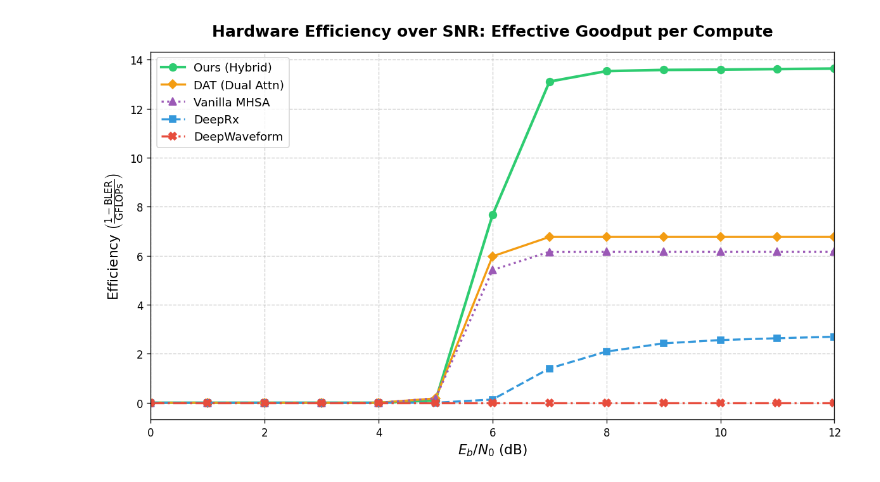
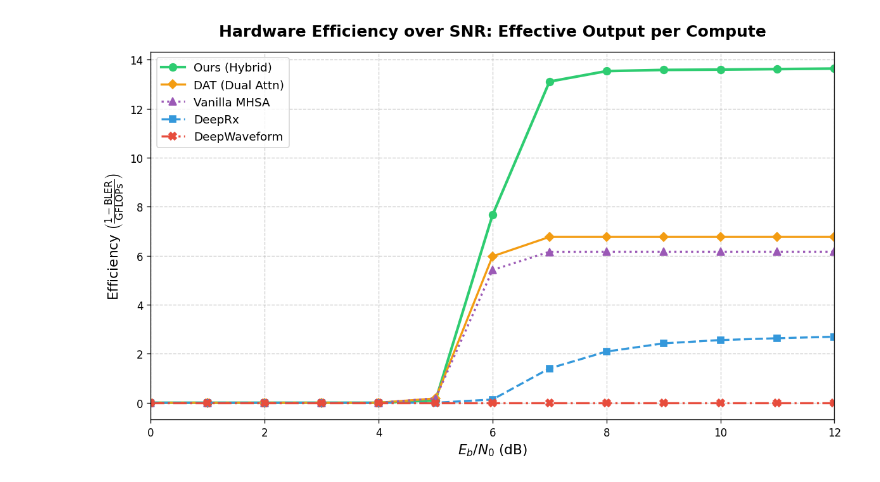
Before and after one commit to giankev/lightweight-model-for-signal-processing, a Jupyter notebook: plots/0G_Scatter_BER_per_FLOP.ipynb, the cells around one changed output. Saved outputs shown, nothing was run; the diff lists cells and outputs as text; code cells hidden in the pictures.

Commit message:
Plots

```diff
--- a/plots/0G_Scatter_BER_per_FLOP.ipynb
+++ b/plots/0G_Scatter_BER_per_FLOP.ipynb
@@ -23,32 +23,32 @@ bler_dat = np.array([1.0, 1.0, 1.0, 1.0, 1.0, 0.974, 0.117, 0.0, 0.0, 0.0, 0.0,
 bler_mhsa = np.array([1.0, 1.0, 1.0, 1.0, 1.0, 0.971, 0.1215, 0.0005, 0.0, 0.0, 0.0, 0.0, 0.0])
 bler_deeprx = np.array([1.0, 1.0, 1.0, 1.0, 1.0, 1.0, 0.955, 0.5185, 0.2825, 0.1675, 0.121, 0.0955, 0.074])
 bler_deepwaveform = np.array([1.0, 1.0, 1.0, 1.0, 1.0, 1.0, 1.0, 1.0, 1.0, 1.0, 1.0, 1.0, 1.0])
 
 # Calculate Efficiency: (1 - BLER) / GFLOPs
 eff_ours = (1 - bler_ours) / gflops['Ours']
 eff_dat = (1 - bler_dat) / gflops['DAT']
 eff_mhsa = (1 - bler_mhsa) / gflops['MHSA']
 eff_deeprx = (1 - bler_deeprx) / gflops['DeepRx']
 eff_deepwaveform = (1 - bler_deepwaveform) / gflops['DeepWaveform']
 
 plt.figure(figsize=(10, 6), dpi=120)
 
 plt.plot(ebno_db, eff_ours, label='Ours (Hybrid)', color='#2ecc71', marker='o', linestyle='-', linewidth=2.5, markersize=7)
 plt.plot(ebno_db, eff_dat, label='DAT (Dual Attn)', color='#f39c12', marker='D', linestyle='-', linewidth=2, markersize=6)
 plt.plot(ebno_db, eff_mhsa, label='Vanilla MHSA', color='#9b59b6', marker='^', linestyle=':', linewidth=2, markersize=7)
 plt.plot(ebno_db, eff_deeprx, label='DeepRx', color='#3498db', marker='s', linestyle='--', linewidth=2, markersize=6)
 plt.plot(ebno_db, eff_deepwaveform, label='DeepWaveform', color='#e74c3c', marker='X', linestyle='-.', linewidth=2, markersize=7)
 
 # Formatting
-plt.title("Hardware Efficiency over SNR: Effective Goodput per Compute", fontsize=15, fontweight='bold', pad=15)
+plt.title("Hardware Efficiency over SNR: Effective Output per Compute", fontsize=15, fontweight='bold', pad=15)
 plt.xlabel(r"$E_b/N_0$ (dB)", fontsize=13)
 plt.ylabel(r"Efficiency $\left( \frac{1 - \text{BLER}}{\text{GFLOPs}} \right)$", fontsize=13)
 
 plt.grid(True, which="both", ls="--", alpha=0.6)
 plt.legend(fontsize=11, loc='upper left')
 plt.xlim(0, 12)
 plt.tight_layout()
 
 plt.show()
 # %% [output]
-[figure, old version]
+[figure, new version]
```
Also changed, not shown: 1 other file.
